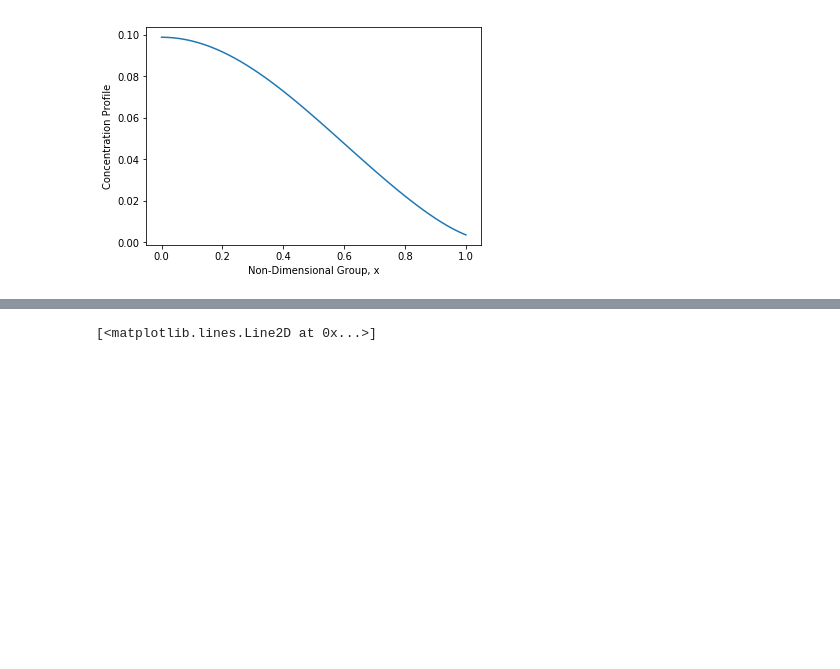
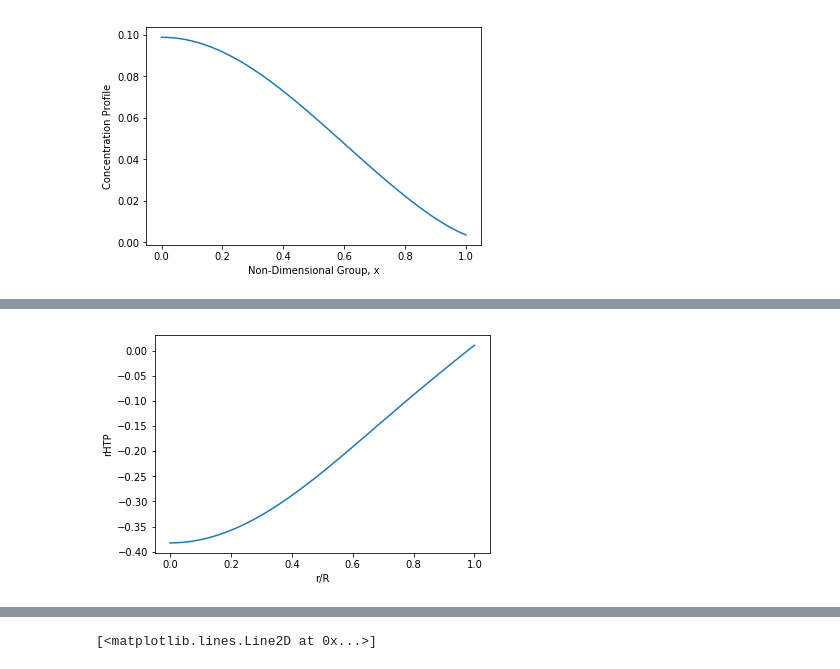
Before and after one commit to nateharms/serotonin_transport, a Jupyter notebook: reattempting.ipynb, the cells around one changed output, grey strips where cells are left out. Cells and saved outputs as stored; diff of their text form; code cells hidden in the pictures; blank space fills up the shorter version.

```diff
--- a/reattempting.ipynb
+++ b/reattempting.ipynb
@@ -293,0 +311,8 @@ plt.show()
+# %%
+rhtpx = 0.1868*conc_final_x/(1.4353+conc_final_x) - 9.9770*conc_final_x/(2.3743+conc_final_x)
+plt.plot(x, rhtpx)
+plt.xlabel("r/R")
+plt.ylabel("rHTP")
+plt.show()
+# %% [output]
+[figure, added]
```
Also changed, not shown: parts of 4 cells of this notebook.
